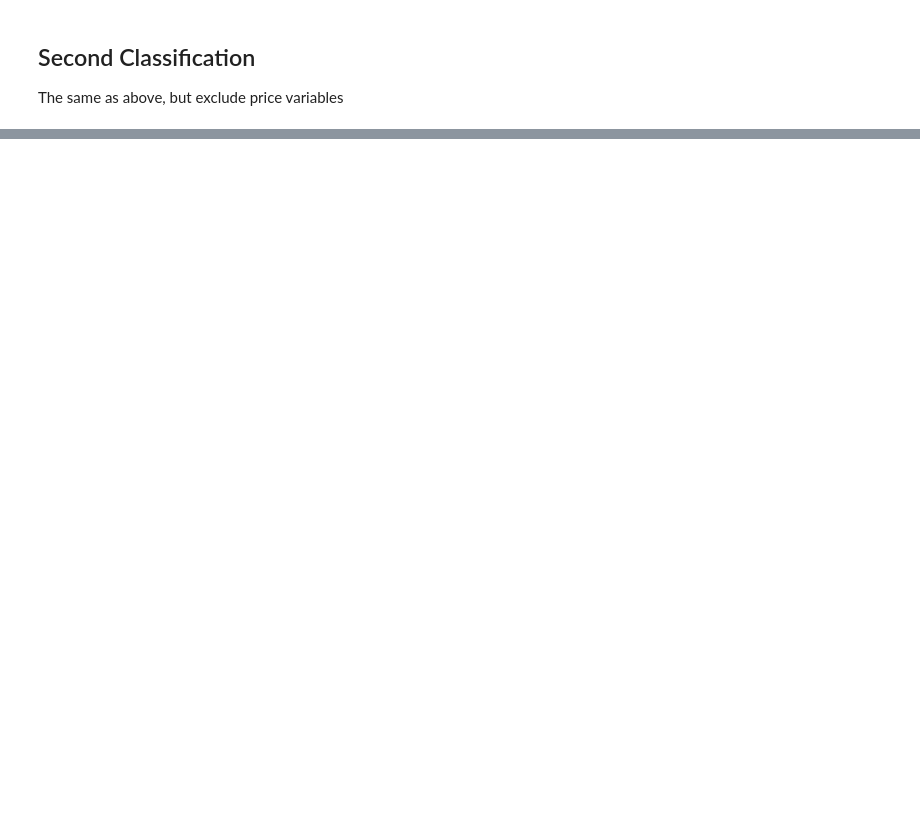
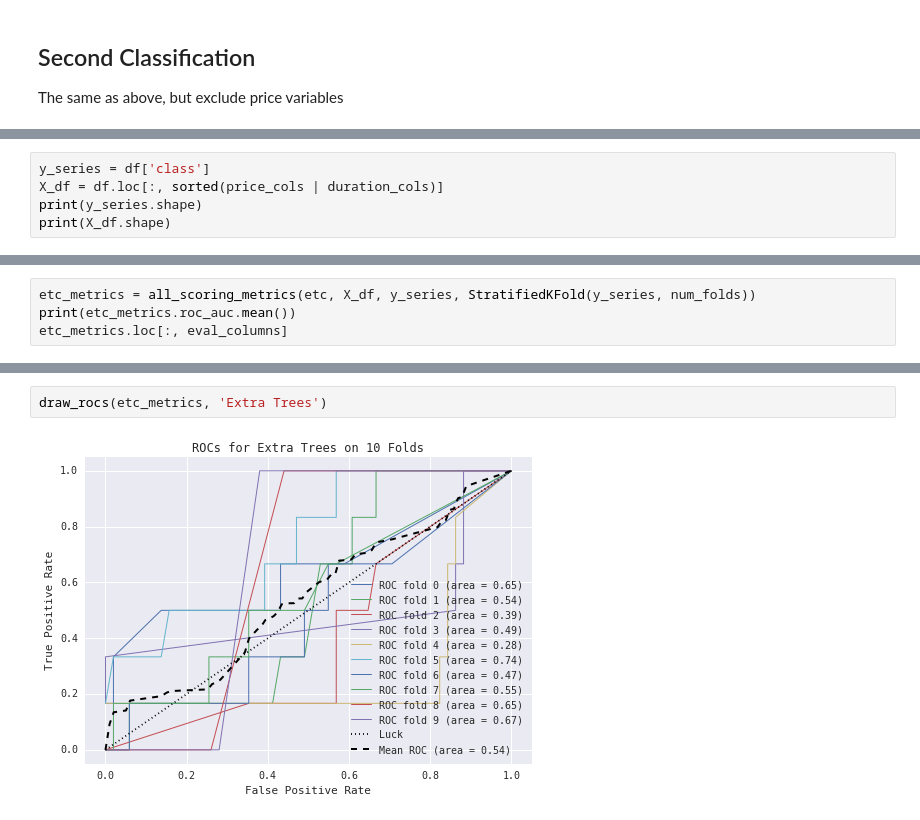
Before and after one commit to giantoak/201604_memex_qpr, a Jupyter notebook: notebooks/go_notebooks/Make Jeff Classifier.ipynb, the cells around one changed output, grey strips where cells are left out. Cells and saved outputs as stored; diff of their text form; blank space fills up the shorter version.

```diff
--- a/notebooks/go_notebooks/Make Jeff Classifier.ipynb
+++ b/notebooks/go_notebooks/Make Jeff Classifier.ipynb
@@ -251,0 +256,5 @@ draw_rocs(rf_metrics, 'Random Forest')
+# %%
+y_series = df['class']
+X_df = df.loc[:, sorted(price_cols | duration_cols)]
+print(y_series.shape)
+print(X_df.shape)
@@ -251,0 +264,4 @@ draw_rocs(rf_metrics, 'Random Forest')
+# %%
+etc_metrics = all_scoring_metrics(etc, X_df, y_series, StratifiedKFold(y_series, num_folds))
+print(etc_metrics.roc_auc.mean())
+etc_metrics.loc[:, eval_columns]
@@ -251,0 +281,4 @@ draw_rocs(rf_metrics, 'Random Forest')
+# %%
+draw_rocs(etc_metrics, 'Extra Trees')
+# %% [output]
+[figure, added]
```
Also changed, not shown: parts of 20 cells of this notebook, 1 other file.
